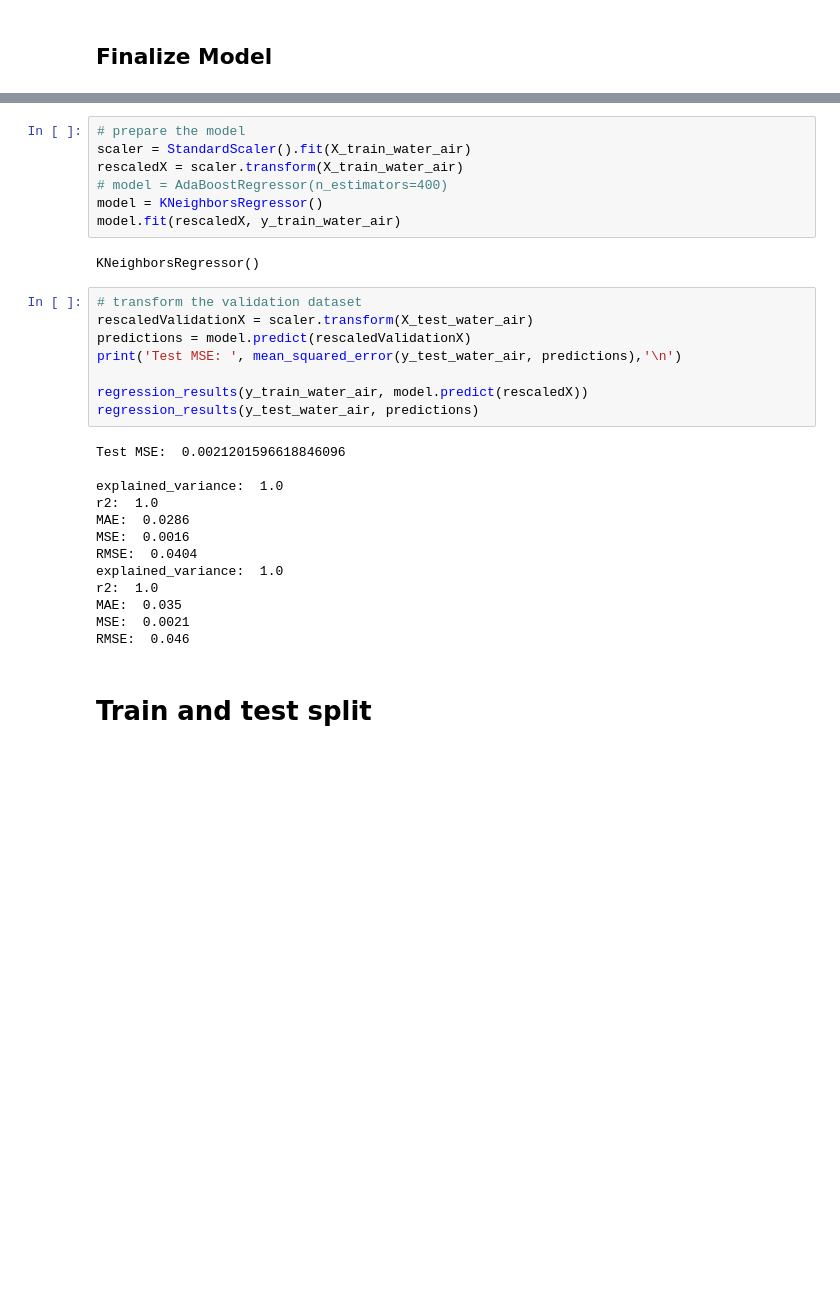
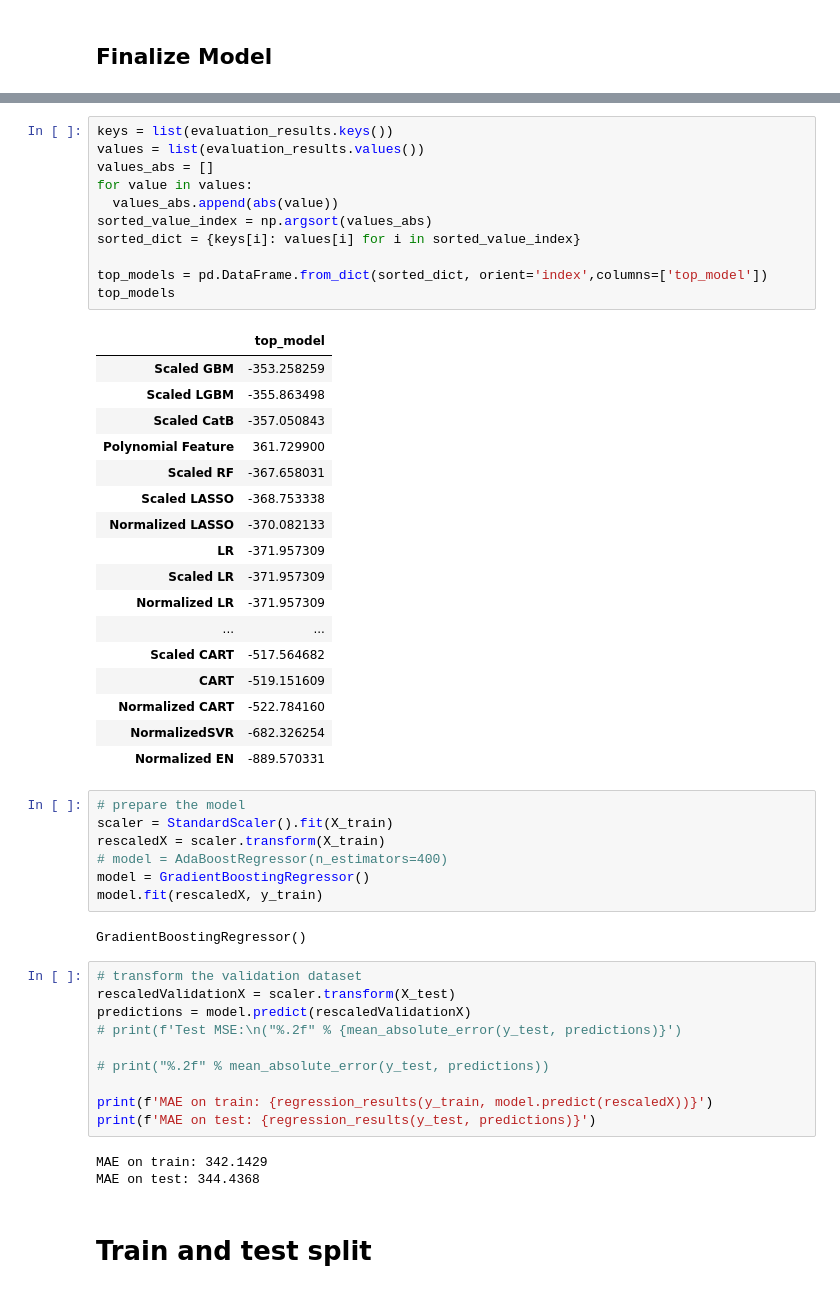
Before and after one commit to mrMichalR/blueberry_yield, a Jupyter notebook: blueberry_yield_prediction.ipynb, the cells around one changed output, grey strips where cells are left out. Cells and saved outputs as stored; diff of their text form; blank space fills up the shorter version.

```diff
--- a/blueberry_yield_prediction.ipynb
+++ b/blueberry_yield_prediction.ipynb
@@ -1064,33 +1015,54 @@ plt.show()
+# %%
+keys = list(evaluation_results.keys())
+values = list(evaluation_results.values())
+values_abs = []
+for value in values:
+  values_abs.append(abs(value))
+sorted_value_index = np.argsort(values_abs)
+sorted_dict = {keys[i]: values[i] for i in sorted_value_index}
+
+top_models = pd.DataFrame.from_dict(sorted_dict, orient='index',columns=['top_model'])
+top_models
+# %% [output]
+|  | top_model |
+| Scaled GBM | -353.258259 |
+| Scaled LGBM | -355.863498 |
+| Scaled CatB | -357.050843 |
+| Polynomial Feature | 361.729900 |
+| Scaled RF | -367.658031 |
+| Scaled LASSO | -368.753338 |
+| Normalized LASSO | -370.082133 |
+| LR | -371.957309 |
+| Scaled LR | -371.957309 |
+| Normalized LR | -371.957309 |
+| ... | ... |
+| Scaled CART | -517.564682 |
+| CART | -519.151609 |
+| Normalized CART | -522.784160 |
+| NormalizedSVR | -682.326254 |
+| Normalized EN | -889.570331 |
 # %%
 # prepare the model
-scaler = StandardScaler().fit(X_train_water_air)
-rescaledX = scaler.transform(X_train_water_air)
+scaler = StandardScaler().fit(X_train)
+rescaledX = scaler.transform(X_train)
 # model = AdaBoostRegressor(n_estimators=400)
-model = KNeighborsRegressor()
-model.fit(rescaledX, y_train_water_air)
+model = GradientBoostingRegressor()
+model.fit(rescaledX, y_train)
 # %% [output]
-KNeighborsRegressor()
+GradientBoostingRegressor()
 # %%
 # transform the validation dataset
-rescaledValidationX = scaler.transform(X_test_water_air)
+rescaledValidationX = scaler.transform(X_test)
 predictions = model.predict(rescaledValidationX)
-print('Test MSE: ', mean_squared_error(y_test_water_air, predictions),'\n')
+# print(f'Test MSE:\n("%.2f" % {mean_absolute_error(y_test, predictions)}')
 
-regression_results(y_train_water_air, model.predict(rescaledX))
-regression_results(y_test_water_air, predictions)
+# print("%.2f" % mean_absolute_error(y_test, predictions))
+
+print(f'MAE on train: {regression_results(y_train, model.predict(rescaledX))}')
+print(f'MAE on test: {regression_results(y_test, predictions)}')
 # %% [output]
-Test MSE:  0.0021201596618846096
-
-explained_variance:  1.0
-r2:  1.0
-MAE:  0.0286
-MSE:  0.0016
-RMSE:  0.0404
-explained_variance:  1.0
-r2:  1.0
-MAE:  0.035
-MSE:  0.0021
-RMSE:  0.046
+MAE on train: 342.1429
+MAE on test: 344.4368
 # %% [markdown]
 # Train and test split
 # %%
```
Also changed, not shown: parts of 22 cells of this notebook.
